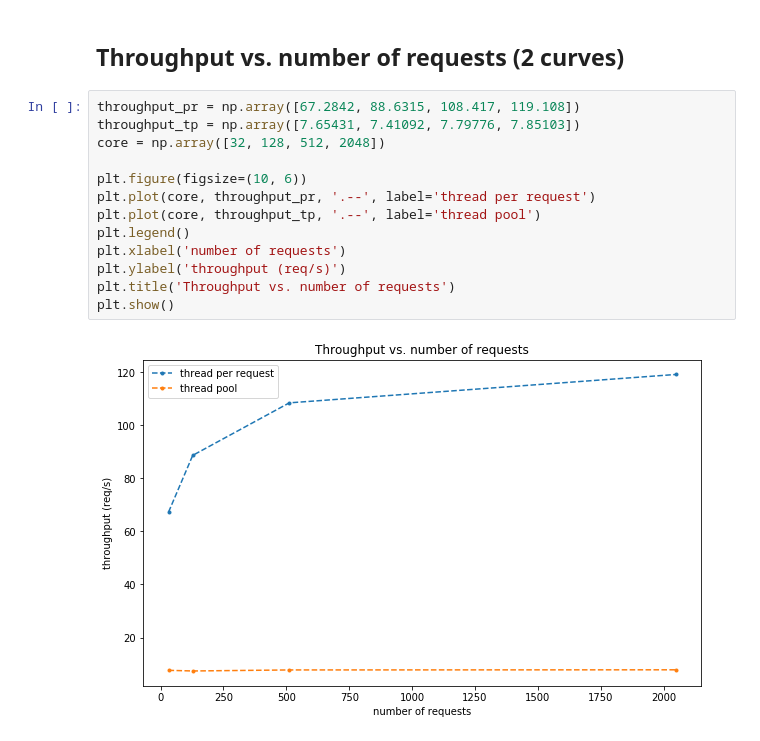
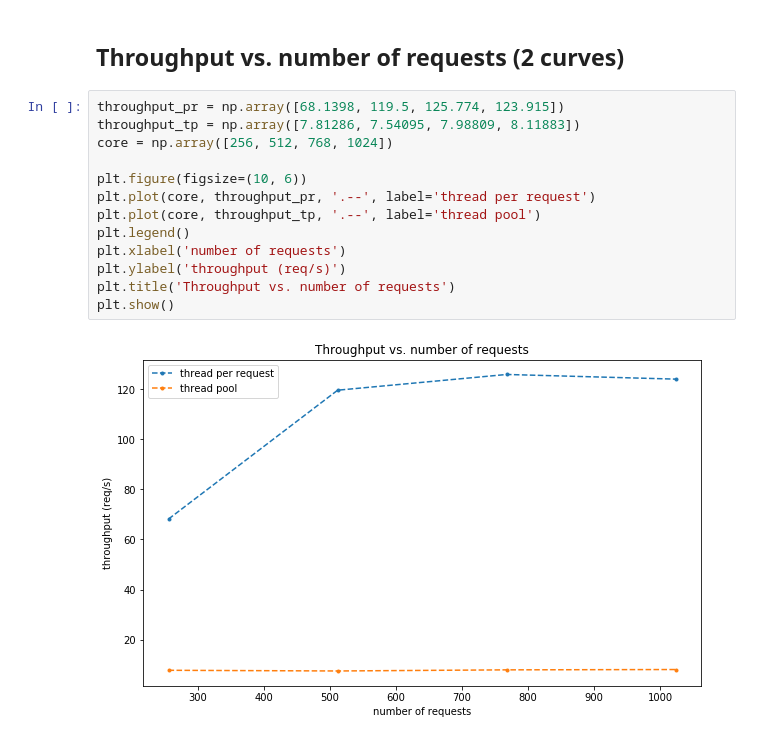
Before and after one commit to dreamGirl1996/multi_thread, a Jupyter notebook: testing/test_plots.ipynb, the cells around one changed output. Saved outputs shown, nothing was run; the diff lists cells and outputs as text.

```diff
--- a/testing/test_plots.ipynb
+++ b/testing/test_plots.ipynb
@@ -56,17 +58,17 @@ plt.show()
 # %% [markdown]
 ## Throughput vs. number of requests (2 curves)
 # %%
-throughput_pr = np.array([67.2842, 88.6315, 108.417, 119.108])
-throughput_tp = np.array([7.65431, 7.41092, 7.79776, 7.85103])
-core = np.array([32, 128, 512, 2048])
+throughput_pr = np.array([68.1398, 119.5, 125.774, 123.915])
+throughput_tp = np.array([7.81286, 7.54095, 7.98809, 8.11883])
+core = np.array([256, 512, 768, 1024])
 
 plt.figure(figsize=(10, 6))
 plt.plot(core, throughput_pr, '.--', label='thread per request')
 plt.plot(core, throughput_tp, '.--', label='thread pool')
 plt.legend()
 plt.xlabel('number of requests')
 plt.ylabel('throughput (req/s)')
 plt.title('Throughput vs. number of requests')
 plt.show()
 # %% [output]
-[figure, old version]
+[figure, new version]
```
Also changed, not shown: parts of 4 cells of this notebook, 4 other files.
